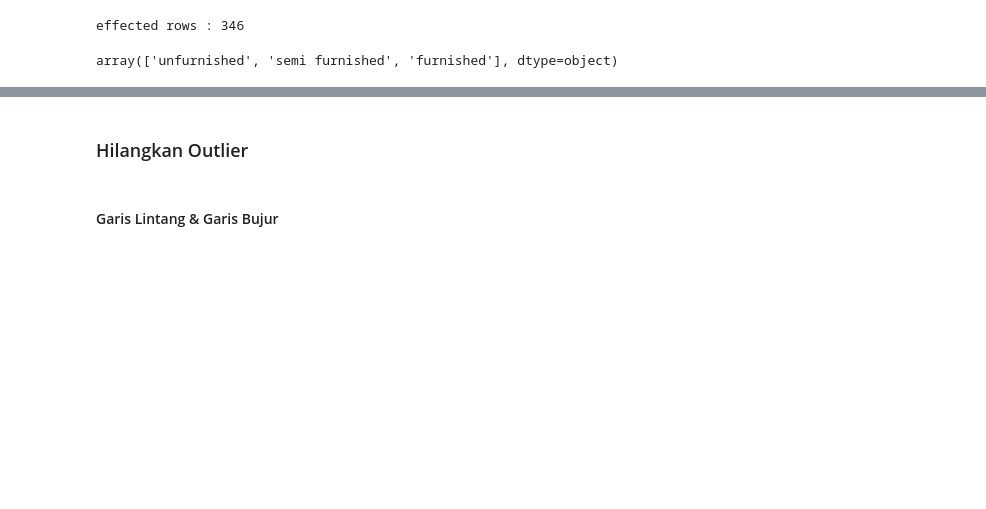
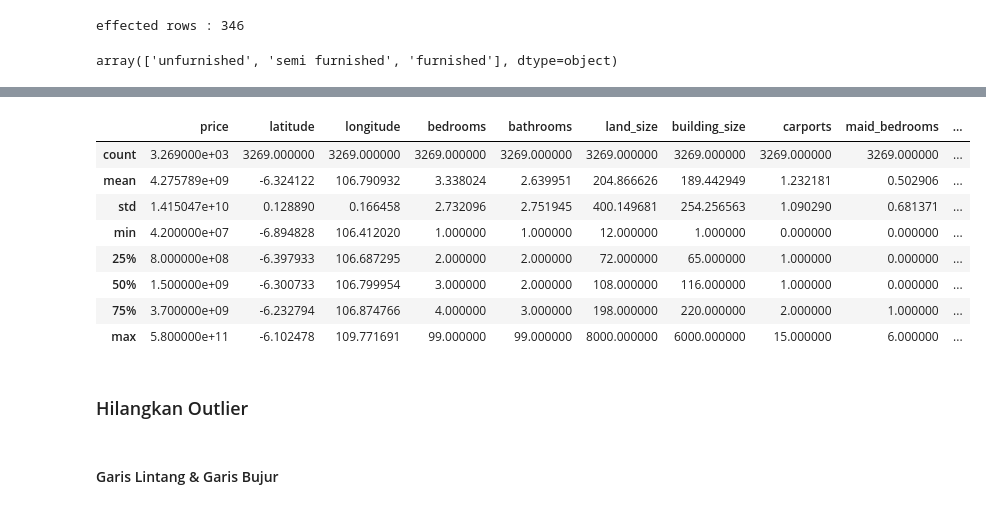
Before and after one commit to MuhGhifari/Prediksi-Harga-Rumah-Jabodetabek, a Jupyter notebook: PrediksiHargaRumahJabodetabek.ipynb, the cells around one changed output, grey strips where cells are left out. Cells and saved outputs as stored; diff of their text form; code cells hidden in the pictures; blank space fills up the shorter version.

```diff
--- a/PrediksiHargaRumahJabodetabek.ipynb
+++ b/PrediksiHargaRumahJabodetabek.ipynb
@@ -254,3 +316,15 @@ effected rows : 120
+# %%
+data.describe()
+# %% [output]
+|  | price | latitude | longitude | bedrooms | bathrooms | land_size | building_size | carports | maid_bedrooms | ... |
+| count | 3.269000e+03 | 3269.000000 | 3269.000000 | 3269.000000 | 3269.000000 | 3269.000000 | 3269.000000 | 3269.000000 | 3269.000000 | ... |
+| mean | 4.275789e+09 | -6.324122 | 106.790932 | 3.338024 | 2.639951 | 204.866626 | 189.442949 | 1.232181 | 0.502906 | ... |
+| std | 1.415047e+10 | 0.128890 | 0.166458 | 2.732096 | 2.751945 | 400.149681 | 254.256563 | 1.090290 | 0.681371 | ... |
+| min | 4.200000e+07 | -6.894828 | 106.412020 | 1.000000 | 1.000000 | 12.000000 | 1.000000 | 0.000000 | 0.000000 | ... |
+| 25% | 8.000000e+08 | -6.397933 | 106.687295 | 2.000000 | 2.000000 | 72.000000 | 65.000000 | 1.000000 | 0.000000 | ... |
+| 50% | 1.500000e+09 | -6.300733 | 106.799954 | 3.000000 | 2.000000 | 108.000000 | 116.000000 | 1.000000 | 0.000000 | ... |
+| 75% | 3.700000e+09 | -6.232794 | 106.874766 | 4.000000 | 3.000000 | 198.000000 | 220.000000 | 2.000000 | 1.000000 | ... |
+| max | 5.800000e+11 | -6.102478 | 109.771691 | 99.000000 | 99.000000 | 8000.000000 | 6000.000000 | 15.000000 | 6.000000 | ... |
 # %% [markdown]
 ### Hilangkan Outlier
 # %% [markdown]
```
Also changed, not shown: parts of 34 cells of this notebook, 1 other file.
